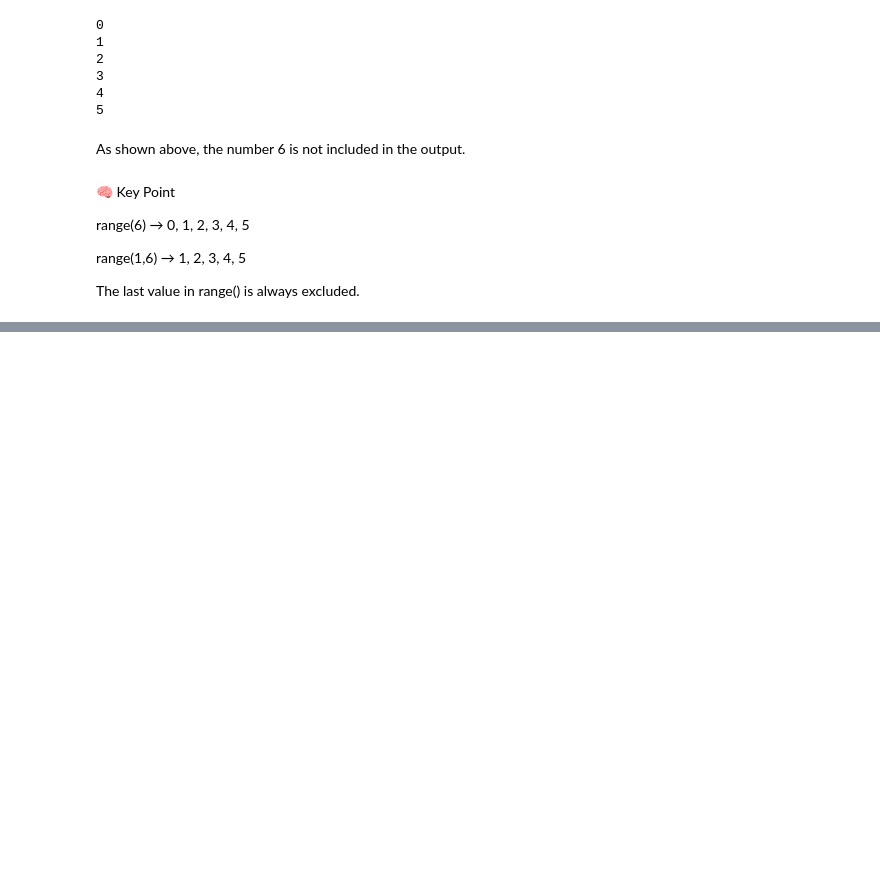
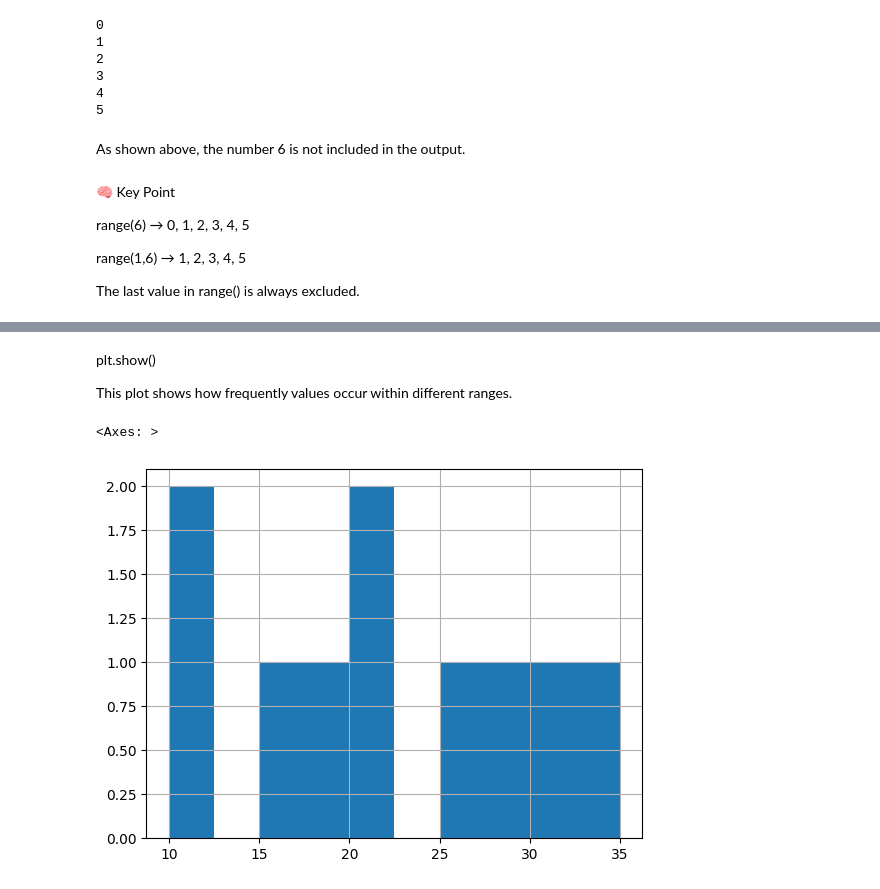
Before and after one commit to Gitstrong3333/Data-Science-Interview, a Jupyter notebook: MachineLearning_Interview_Questions.ipynb, the cells around one changed output, grey strips where cells are left out. Drawn from its saved outputs; the diff is of its cells as text; code cells hidden in the pictures; blank space fills up the shorter version.

```diff
--- a/MachineLearning_Interview_Questions.ipynb
+++ b/MachineLearning_Interview_Questions.ipynb
@@ -980,0 +1567,14 @@ The last value in range() is always excluded.
+# %% [markdown]
+plt.show()
+
+This plot shows how frequently values occur within different ranges.
+# %%
+#Example Using Pandas
+import pandas as pd
+
+data = pd.Series([10, 12, 15, 18, 20, 22, 25, 28, 30, 35])
+
+data.hist()
+# %% [output]
+<Axes: >
+[figure, added]
```
Also changed, not shown: parts of 52 cells of this notebook.
